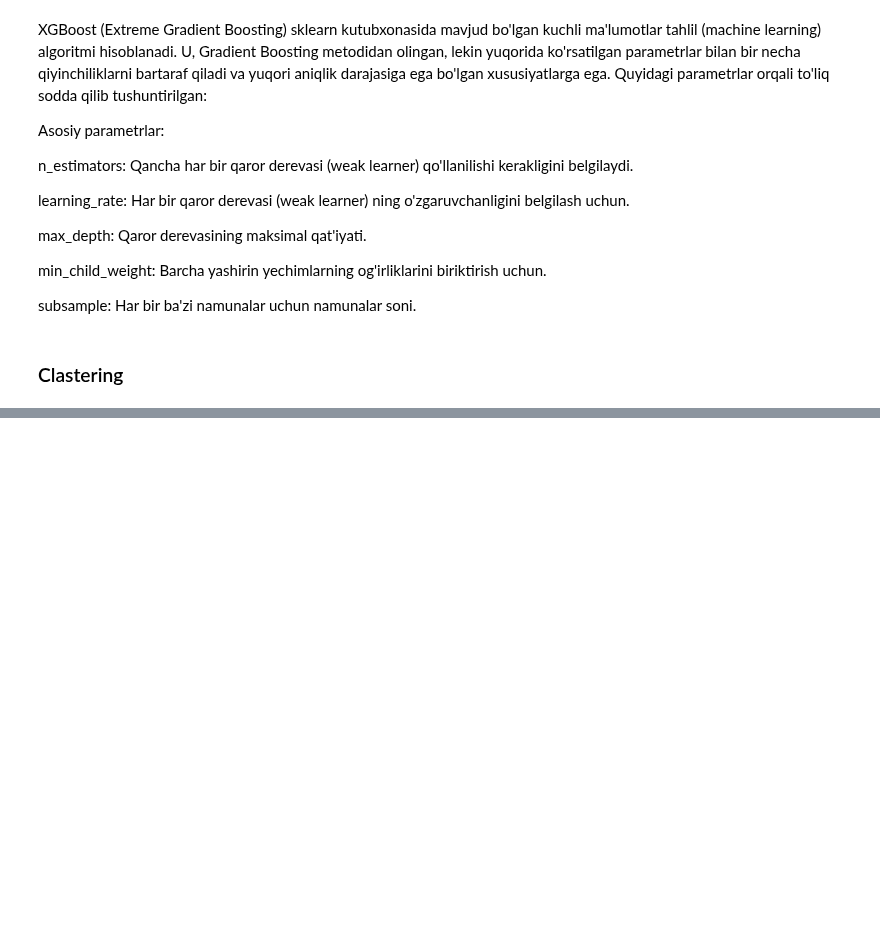
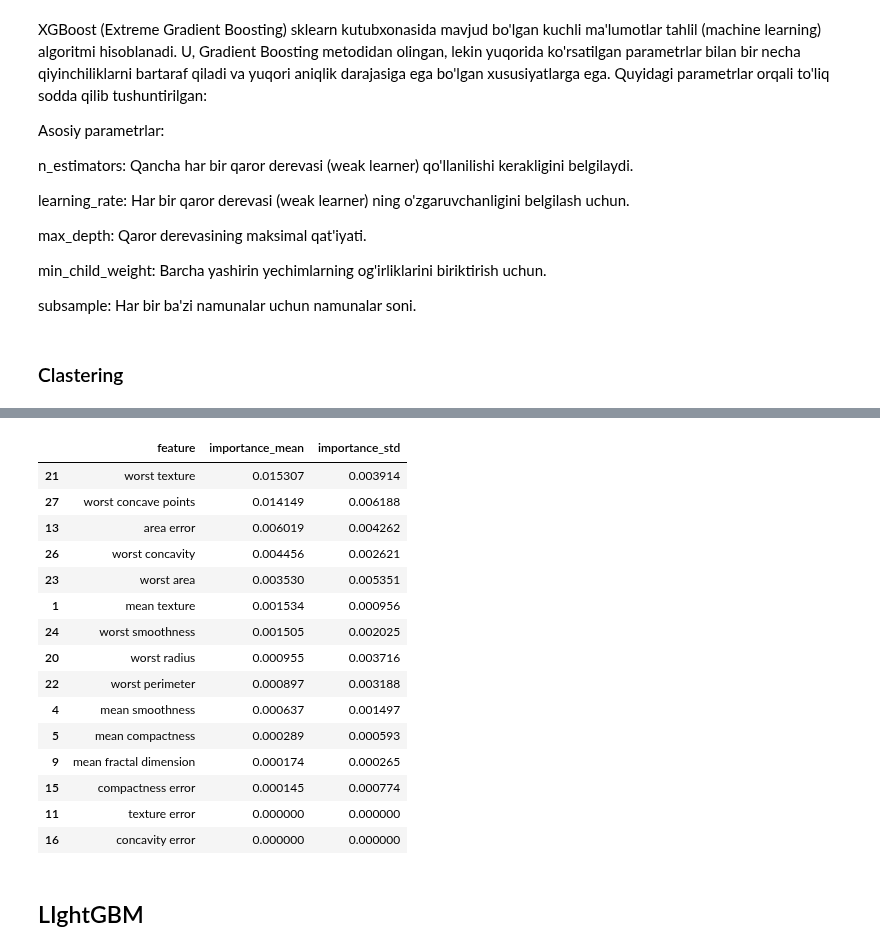
Before and after one commit to Suhrobjonibodullayev/ML-Learning-Journey, a Jupyter notebook: 05_machine_learning_basics/Machine_Learning.ipynb, the cells around one changed output, grey strips where cells are left out. Cells and saved outputs as stored; diff of their text form; code cells hidden in the pictures; blank space fills up the shorter version.

```diff
--- a/05_machine_learning_basics/Machine_Learning.ipynb
+++ b/05_machine_learning_basics/Machine_Learning.ipynb
@@ -2733,0 +3380,35 @@ print("Guruhlar:", labels)
+# %%
+perm = permutation_importance(
+    model_es, X_test, y_test,
+    scoring="roc_auc",
+    n_repeats=20,
+    random_state=RANDOM_STATE,
+    n_jobs=-1
+)
+
+permutation_df = pd.DataFrame({
+    "feature": X_test.columns,
+    "importance_mean": perm.importances_mean,
+    "importance_std": perm.importances_std
+}).sort_values("importance_mean", ascending=False)
+
+permutation_df.head(15)
+# %% [output]
+|  | feature | importance_mean | importance_std |
+| 21 | worst texture | 0.015307 | 0.003914 |
+| 27 | worst concave points | 0.014149 | 0.006188 |
+| 13 | area error | 0.006019 | 0.004262 |
+| 26 | worst concavity | 0.004456 | 0.002621 |
+| 23 | worst area | 0.003530 | 0.005351 |
+| 1 | mean texture | 0.001534 | 0.000956 |
+| 24 | worst smoothness | 0.001505 | 0.002025 |
+| 20 | worst radius | 0.000955 | 0.003716 |
+| 22 | worst perimeter | 0.000897 | 0.003188 |
+| 4 | mean smoothness | 0.000637 | 0.001497 |
+| 5 | mean compactness | 0.000289 | 0.000593 |
+| 9 | mean fractal dimension | 0.000174 | 0.000265 |
+| 15 | compactness error | 0.000145 | 0.000774 |
+| 11 | texture error | 0.000000 | 0.000000 |
+| 16 | concavity error | 0.000000 | 0.000000 |
+# %% [markdown]
+## LIghtGBM
```
Also changed, not shown: parts of 55 cells of this notebook.
